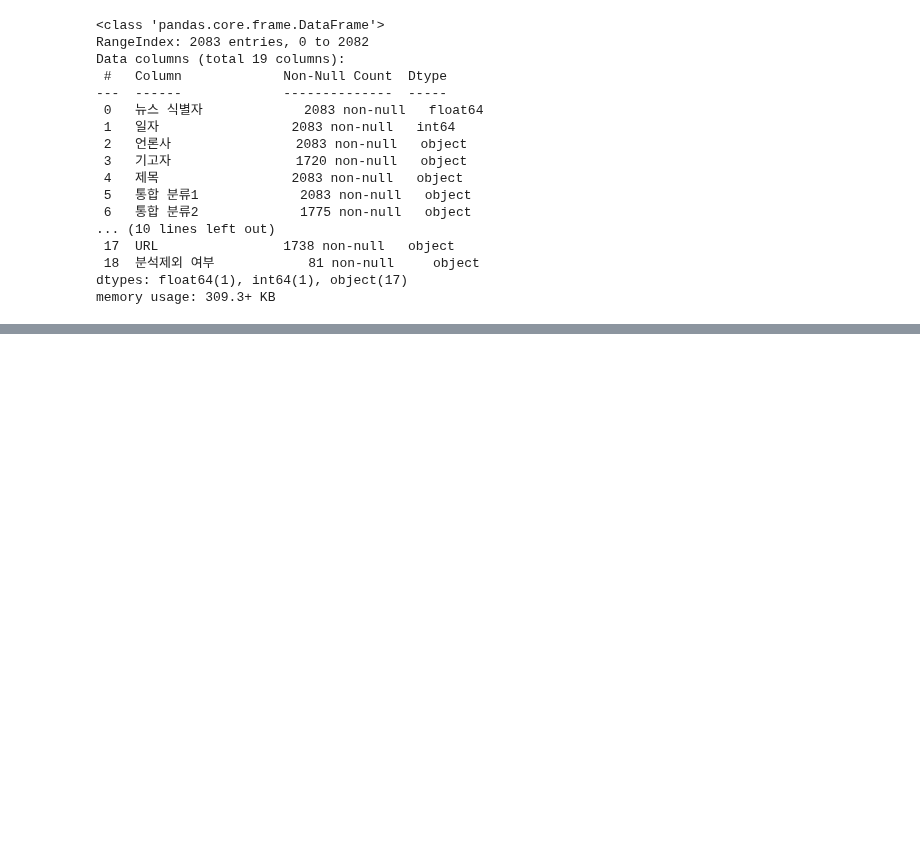
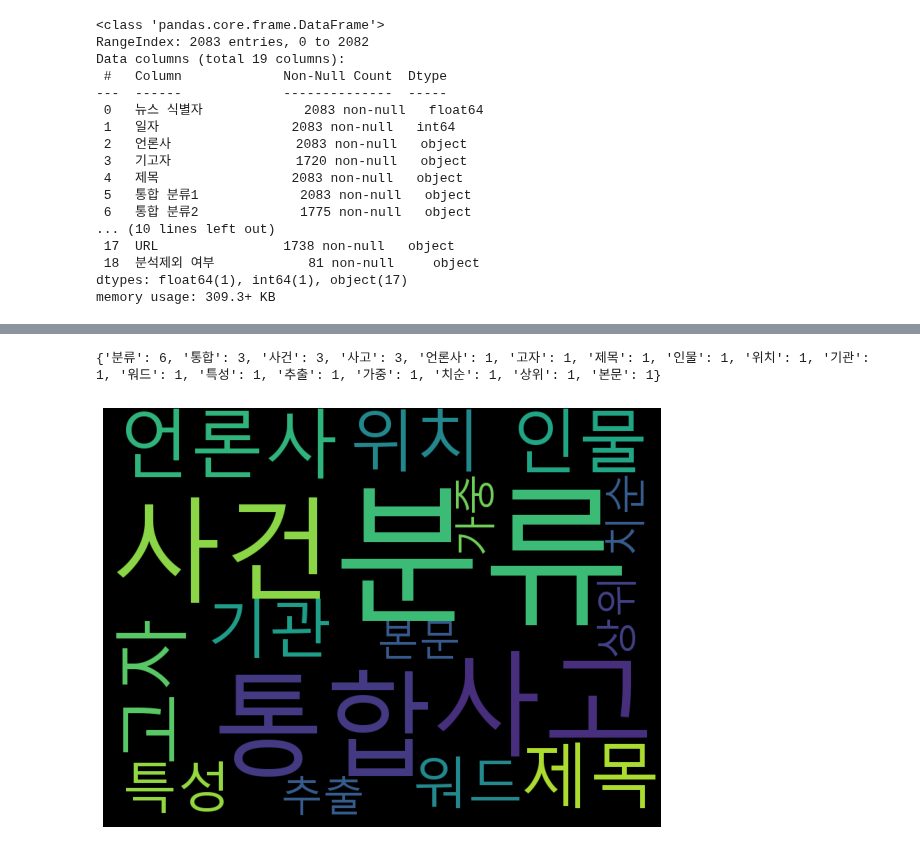
Before and after one commit to hkim11656/crime_analysis, a Jupyter notebook: 워클_텍마_홍상석.ipynb, the cells around one changed output, grey strips where cells are left out. Cells and saved outputs as stored; diff of their text form; code cells hidden in the pictures; blank space fills up the shorter version.

```diff
--- a/워클_텍마_홍상석.ipynb
+++ b/워클_텍마_홍상석.ipynb
@@ -73,3 +129,3 @@ SystemError: java.lang.UnsatisfiedLinkError: Native Library C:\Users\HSS\anacond
 # %%
 word_list = []
-word_list =df['text']
+word_list = df.iloc[0:,2:17]
@@ -105,5 +240,5 @@ noun_list[:100]
 # %%
 counts = Counter(noun_list)
-tags = counts.most_common(30)
+tags = counts.most_common(100)
 tags
 # %% [output]
@@ -110,0 +262,16 @@ tags
+# %%
+wordcloud = WordCloud(font_path='C:/Windows/Fonts/malgun.ttf',
+                      background_color='black',
+                      width=800,
+                      height=600)
+
+print(dict(tags))
+
+cloud = wordcloud.generate_from_frequencies(dict(tags))
+plt.figure(figsize=(10, 8))
+plt.axis('off')
+plt.imshow(cloud)
+plt.show()
+# %% [output]
+{'분류': 6, '통합': 3, '사건': 3, '사고': 3, '언론사': 1, '고자': 1, '제목': 1, '인물': 1, '위치': 1, '기관': 1, '워드': 1, '특성': 1, '추출': 1, '가중': 1, '치순': 1, '상위': 1, '본문': 1}
+[figure, added]
```
Also changed, not shown: parts of 16 cells of this notebook, 1 other file.
